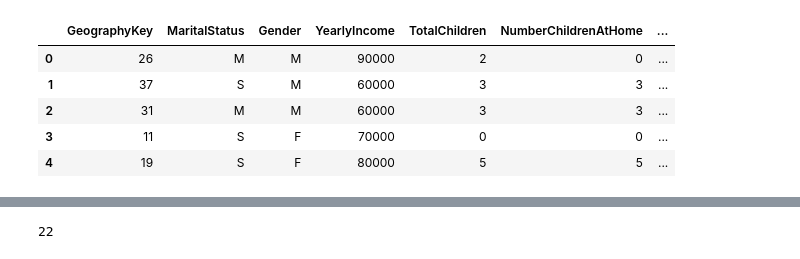
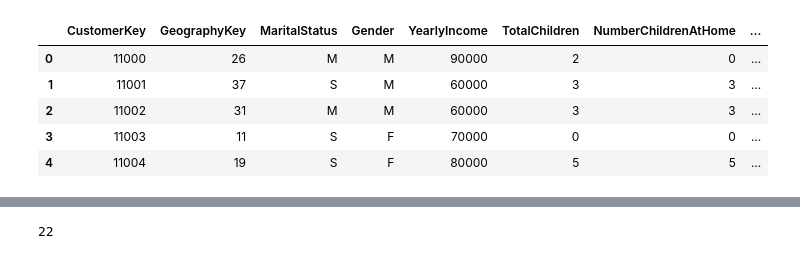
Before and after one commit to thevyasamit/Bike_buyer_prediction, a Jupyter notebook: Bike_Buyer_prediction.ipynb, the cells around one changed output, grey strips where cells are left out. Drawn from its saved outputs; the diff is of its cells as text; code cells hidden in the pictures.

```diff
--- a/Bike_Buyer_prediction.ipynb
+++ b/Bike_Buyer_prediction.ipynb
@@ -10,13 +90,12 @@ data = pd.read_csv("vTargetMailCustomer.csv",parse_dates = True, encoding = 'lat
 # %%
-data.columns
-data = data.drop(columns= ['CustomerKey','CustomerAlternateKey', 'Title',
+data = data.drop(columns= ['CustomerAlternateKey', 'Title',
        'FirstName', 'MiddleName', 'LastName', 'NameStyle','Suffix', 'EmailAddress', 'SpanishEducation', 'FrenchEducation','SpanishOccupation', 'FrenchOccupation','AddressLine1', 'AddressLine2', 'Phone','BirthDate'])
 data.head()
 # %% [output]
-|  | GeographyKey | MaritalStatus | Gender | YearlyIncome | TotalChildren | NumberChildrenAtHome | ... |
-| 0 | 26 | M | M | 90000 | 2 | 0 | ... |
-| 1 | 37 | S | M | 60000 | 3 | 3 | ... |
-| 2 | 31 | M | M | 60000 | 3 | 3 | ... |
-| 3 | 11 | S | F | 70000 | 0 | 0 | ... |
-| 4 | 19 | S | F | 80000 | 5 | 5 | ... |
+|  | CustomerKey | GeographyKey | MaritalStatus | Gender | YearlyIncome | TotalChildren | NumberChildrenAtHome | ... |
+| 0 | 11000 | 26 | M | M | 90000 | 2 | 0 | ... |
+| 1 | 11001 | 37 | S | M | 60000 | 3 | 3 | ... |
+| 2 | 11002 | 31 | M | M | 60000 | 3 | 3 | ... |
+| 3 | 11003 | 11 | S | F | 70000 | 0 | 0 | ... |
+| 4 | 11004 | 19 | S | F | 80000 | 5 | 5 | ... |
 # %%
```
Also changed, not shown: parts of 36 cells of this notebook.
